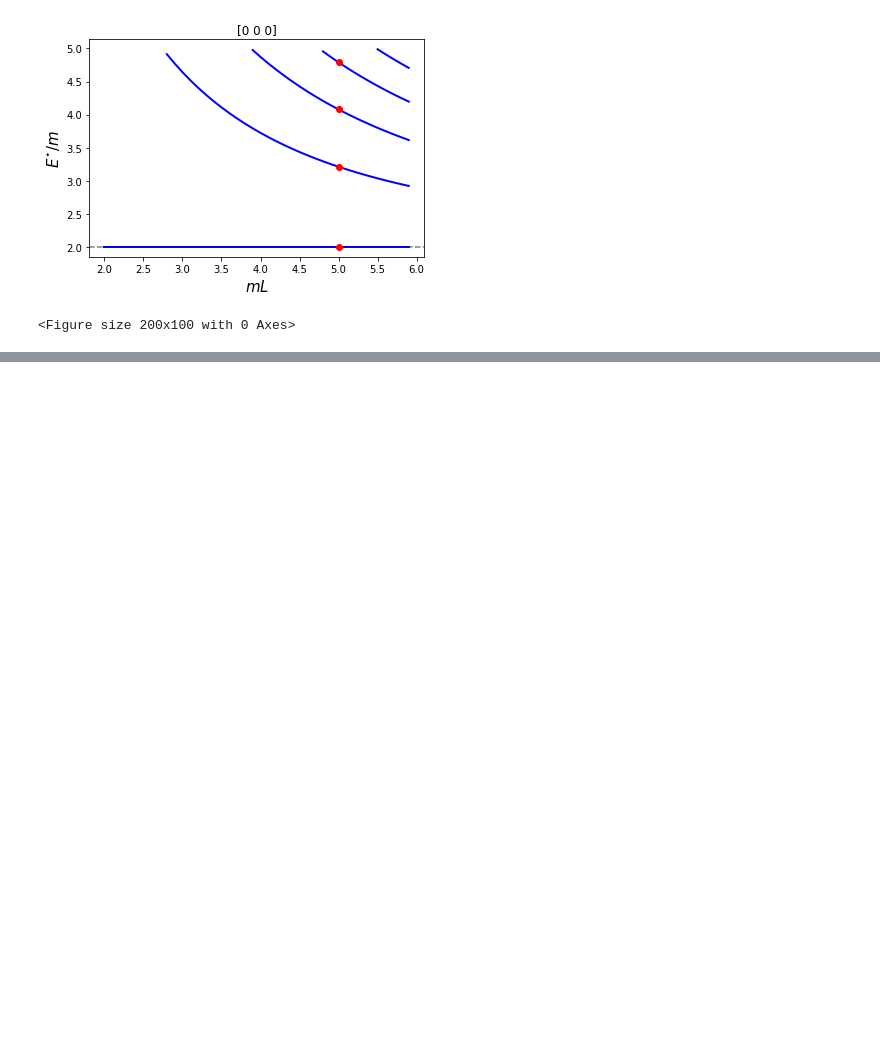
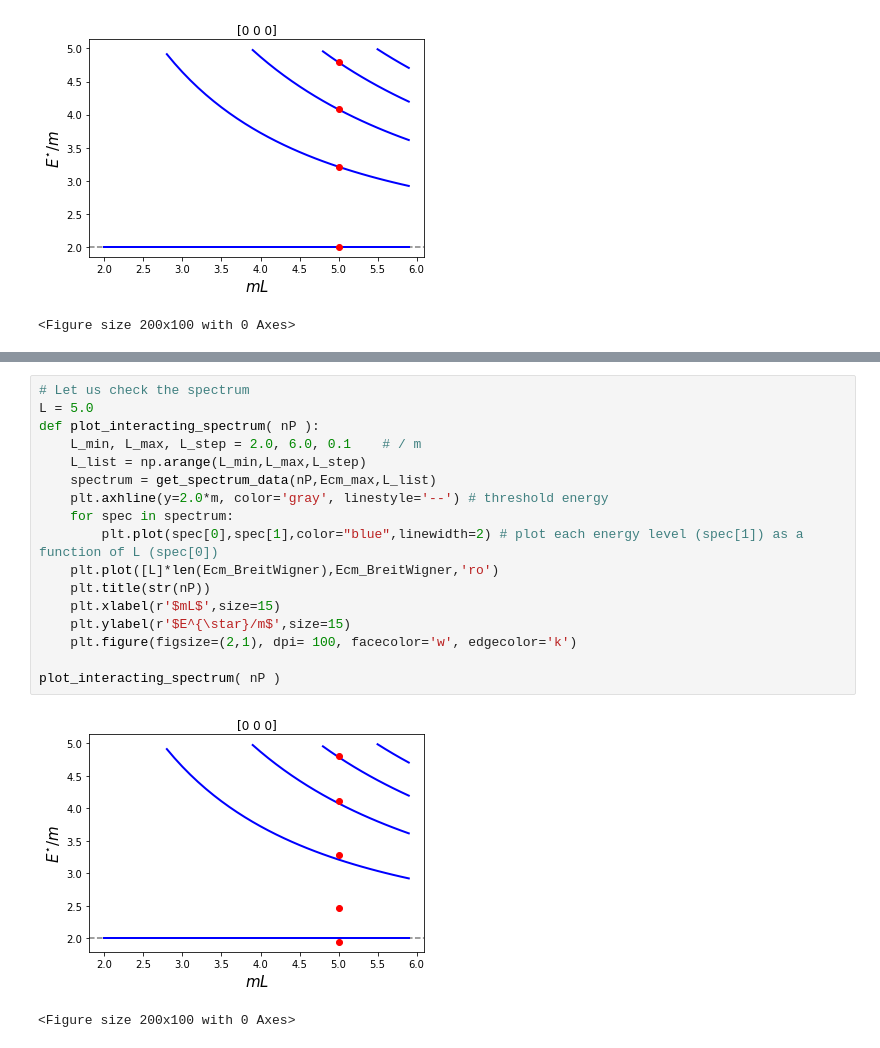
Before and after one commit to ajackura/LatticeSummerSchool2021-ScatteringExercises, a Jupyter notebook: Notebooks-final/hadspec_ex2_luescher.ipynb, the cells around one changed output, grey strips where cells are left out. Saved outputs shown, nothing was run; the diff lists cells and outputs as text; blank space fills up the shorter version.

```diff
--- a/Notebooks-final/hadspec_ex2_luescher.ipynb
+++ b/Notebooks-final/hadspec_ex2_luescher.ipynb
@@ -463,0 +626,20 @@ plot_free_spectrum_F( nP )
+# %%
+# Let us check the spectrum
+L = 5.0
+def plot_interacting_spectrum( nP ):
+    L_min, L_max, L_step = 2.0, 6.0, 0.1    # / m
+    L_list = np.arange(L_min,L_max,L_step)
+    spectrum = get_spectrum_data(nP,Ecm_max,L_list)
+    plt.axhline(y=2.0*m, color='gray', linestyle='--') # threshold energy
+    for spec in spectrum:
+        plt.plot(spec[0],spec[1],color="blue",linewidth=2) # plot each energy level (spec[1]) as a function of L (spec[0])
+    plt.plot([L]*len(Ecm_BreitWigner),Ecm_BreitWigner,'ro')
+    plt.title(str(nP))
+    plt.xlabel(r'$mL$',size=15)
+    plt.ylabel(r'$E^{\star}/m$',size=15)
+    plt.figure(figsize=(2,1), dpi= 100, facecolor='w', edgecolor='k')
+
+plot_interacting_spectrum( nP )
+# %% [output]
+[figure, added]
+<Figure size 200x100 with 0 Axes>
```
Also changed, not shown: parts of 15 cells of this notebook.
